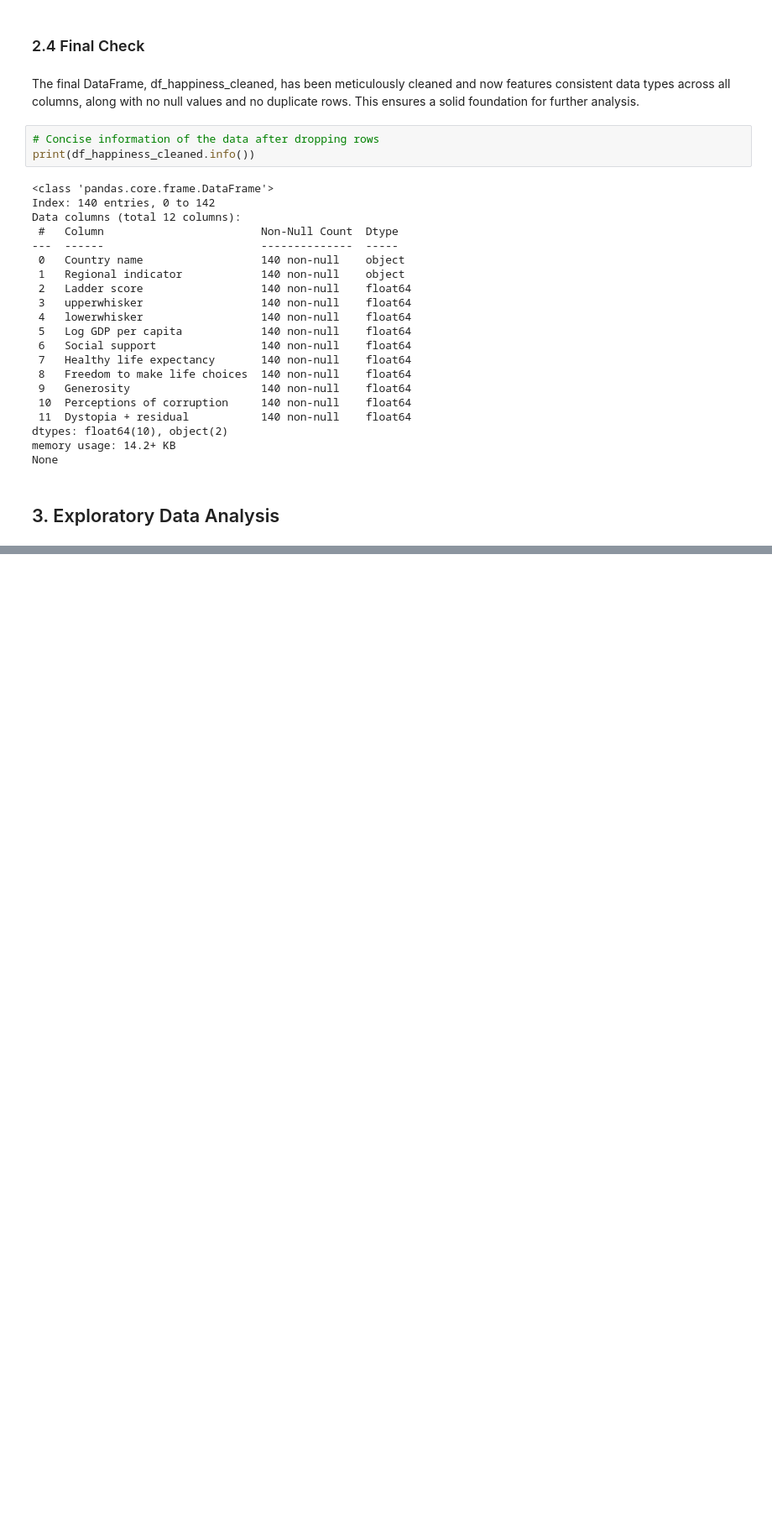
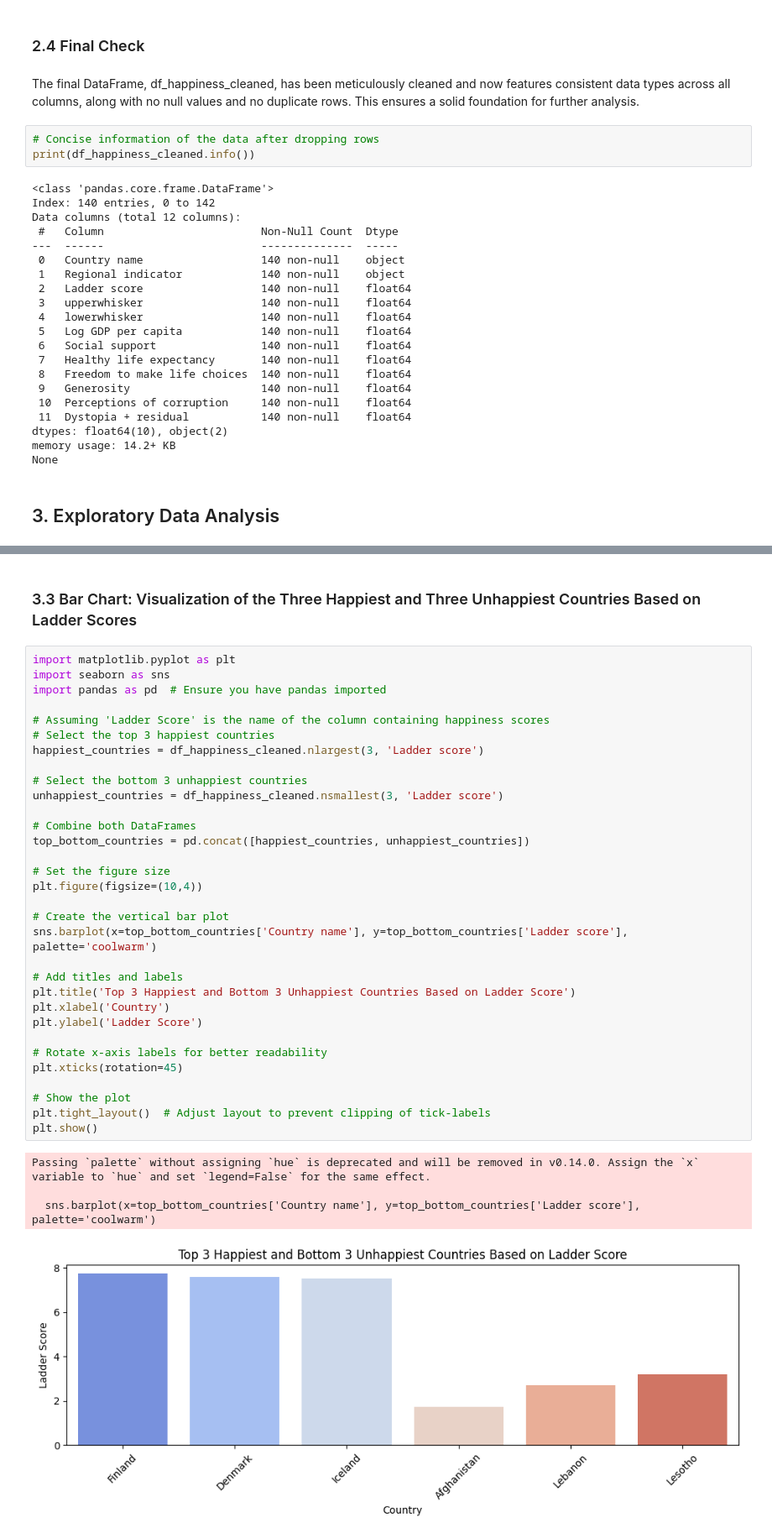
Before and after one commit to ibtj21/PRODIGY_DS_02, a Jupyter notebook: Task02.ipynb, the cells around one changed output, grey strips where cells are left out. Shown at 84% size. Saved outputs shown, nothing was run; the diff lists cells and outputs as text; blank space fills up the shorter version.

Commit message:
Exploratory Data Analysis added

```diff
--- a/Task02.ipynb
+++ b/Task02.ipynb
@@ -204,0 +280,39 @@ None
+# %% [markdown]
+### 3.3 Bar Chart: Visualization of the Three Happiest and Three Unhappiest Countries Based on Ladder Scores
+# %%
+import matplotlib.pyplot as plt
+import seaborn as sns
+import pandas as pd  # Ensure you have pandas imported
+
+# Assuming 'Ladder Score' is the name of the column containing happiness scores
+# Select the top 3 happiest countries
+happiest_countries = df_happiness_cleaned.nlargest(3, 'Ladder score')
+
+# Select the bottom 3 unhappiest countries
+unhappiest_countries = df_happiness_cleaned.nsmallest(3, 'Ladder score')
+
+# Combine both DataFrames
+top_bottom_countries = pd.concat([happiest_countries, unhappiest_countries])
+
+# Set the figure size
+plt.figure(figsize=(10,4))
+
+# Create the vertical bar plot
+sns.barplot(x=top_bottom_countries['Country name'], y=top_bottom_countries['Ladder score'], palette='coolwarm')
+
+# Add titles and labels
+plt.title('Top 3 Happiest and Bottom 3 Unhappiest Countries Based on Ladder Score')
+plt.xlabel('Country')
+plt.ylabel('Ladder Score')
+
+# Rotate x-axis labels for better readability
+plt.xticks(rotation=45)
+
+# Show the plot
+plt.tight_layout()  # Adjust layout to prevent clipping of tick-labels
+plt.show()
+# %% [output]
+Passing `palette` without assigning `hue` is deprecated and will be removed in v0.14.0. Assign the `x` variable to `hue` and set `legend=False` for the same effect.
+
+  sns.barplot(x=top_bottom_countries['Country name'], y=top_bottom_countries['Ladder score'], palette='coolwarm')
+[figure, added]
```
Also changed, not shown: parts of 9 cells of this notebook.
